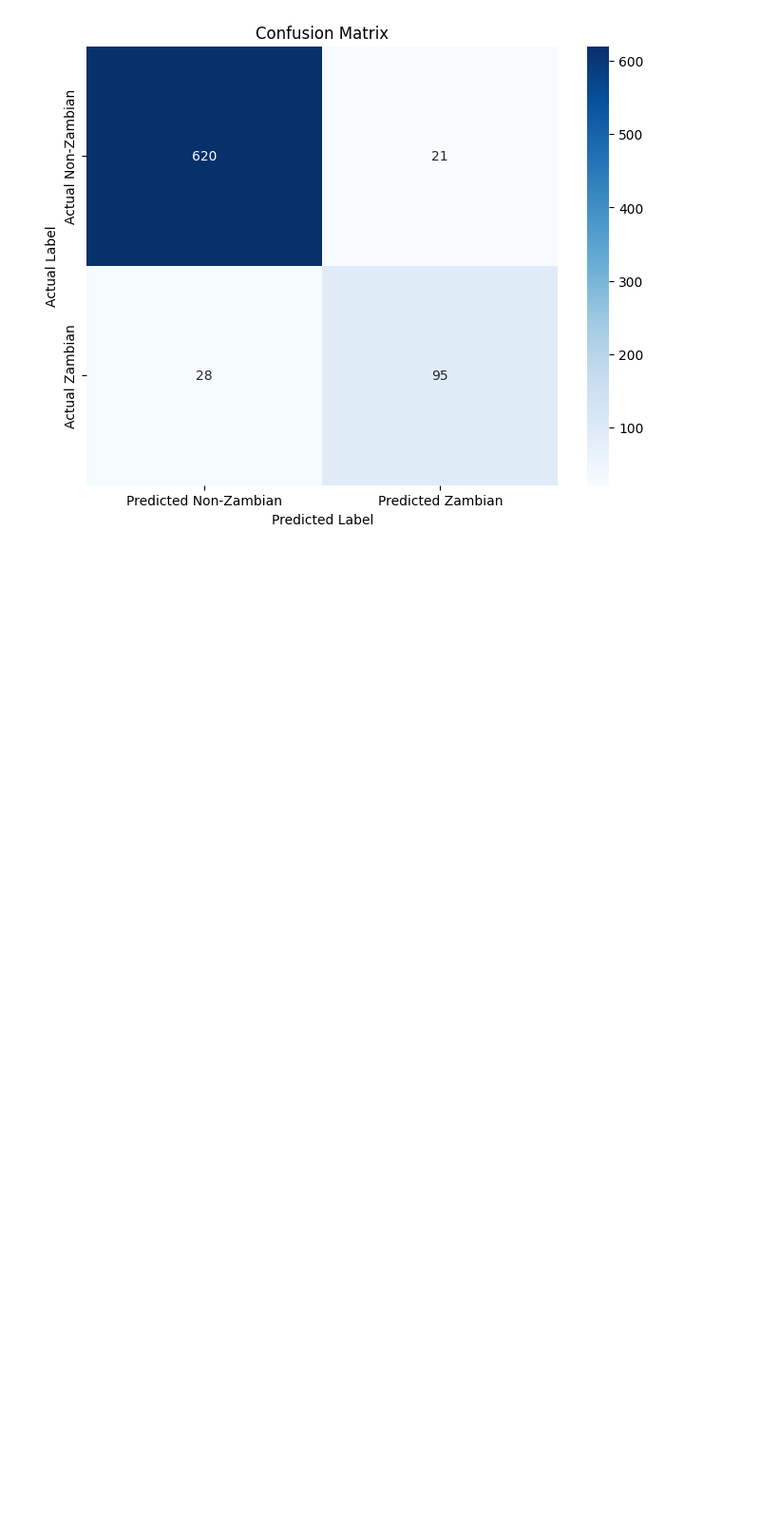
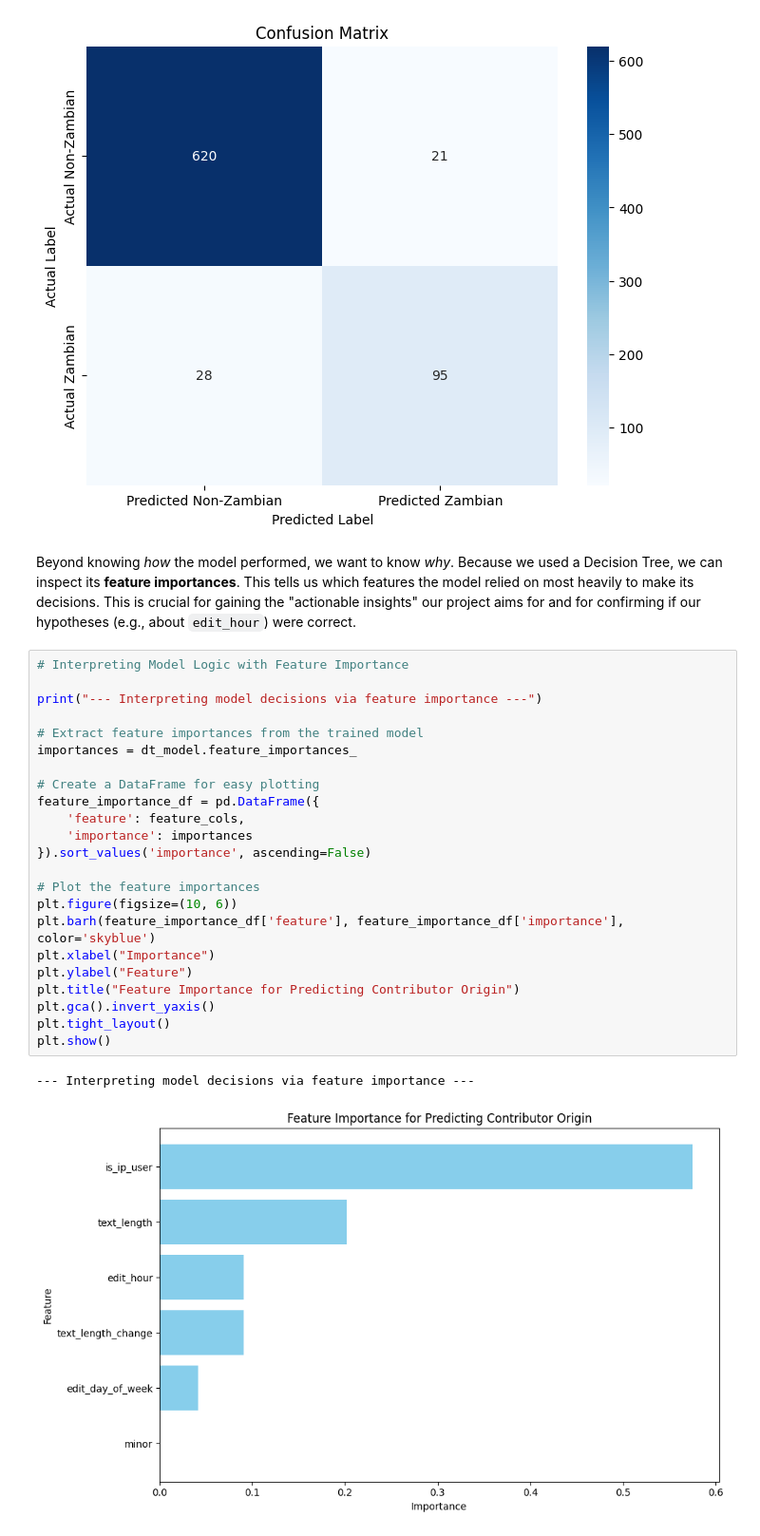
Before and after one commit to bruh7463/data_mining_project_team_14, a Jupyter notebook: data_mining_project.ipynb, the cells around one changed output. Shown at 95% size. Cells and saved outputs as stored; diff of their text form; blank space fills up the shorter version.

Commit message:
[EV] Added feature importance visualization to interpret Decision Tree model decisions

```diff
--- a/data_mining_project.ipynb
+++ b/data_mining_project.ipynb
@@ -833,3 +842,31 @@ plt.show()
 # %% [output]
 --- Visualizing model errors with a confusion matrix ---
 [figure]
+# %% [markdown]
+Beyond knowing *how* the model performed, we want to know *why*. Because we used a Decision Tree, we can inspect its **feature importances**. This tells us which features the model relied on most heavily to make its decisions. This is crucial for gaining the "actionable insights" our project aims for and for confirming if our hypotheses (e.g., about `edit_hour`) were correct.
+# %%
+# Interpreting Model Logic with Feature Importance
+
+print("--- Interpreting model decisions via feature importance ---")
+
+# Extract feature importances from the trained model
+importances = dt_model.feature_importances_
+
+# Create a DataFrame for easy plotting
+feature_importance_df = pd.DataFrame({
+    'feature': feature_cols,
+    'importance': importances
+}).sort_values('importance', ascending=False)
+
+# Plot the feature importances
+plt.figure(figsize=(10, 6))
+plt.barh(feature_importance_df['feature'], feature_importance_df['importance'], color='skyblue')
+plt.xlabel("Importance")
+plt.ylabel("Feature")
+plt.title("Feature Importance for Predicting Contributor Origin")
+plt.gca().invert_yaxis()
+plt.tight_layout()
+plt.show()
+# %% [output]
+--- Interpreting model decisions via feature importance ---
+[figure, added]
```
Also changed, not shown: parts of 1 cell of this notebook.
